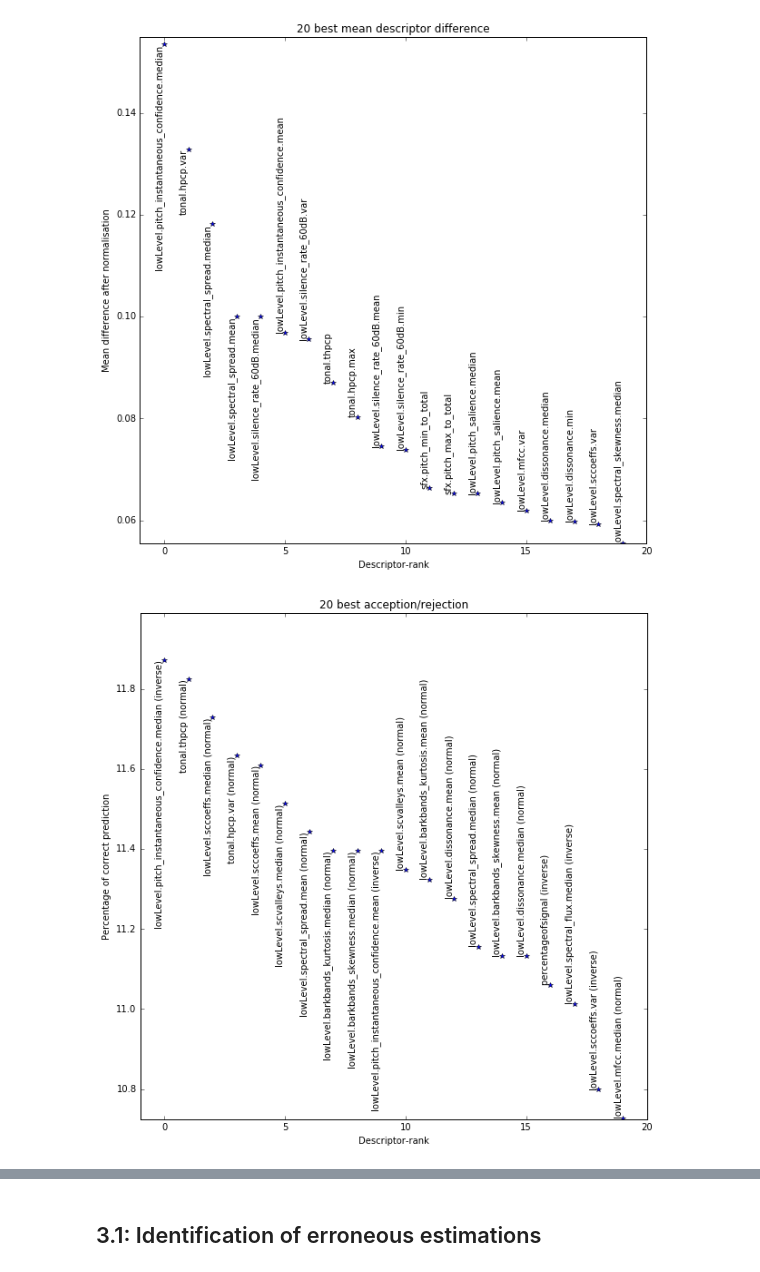
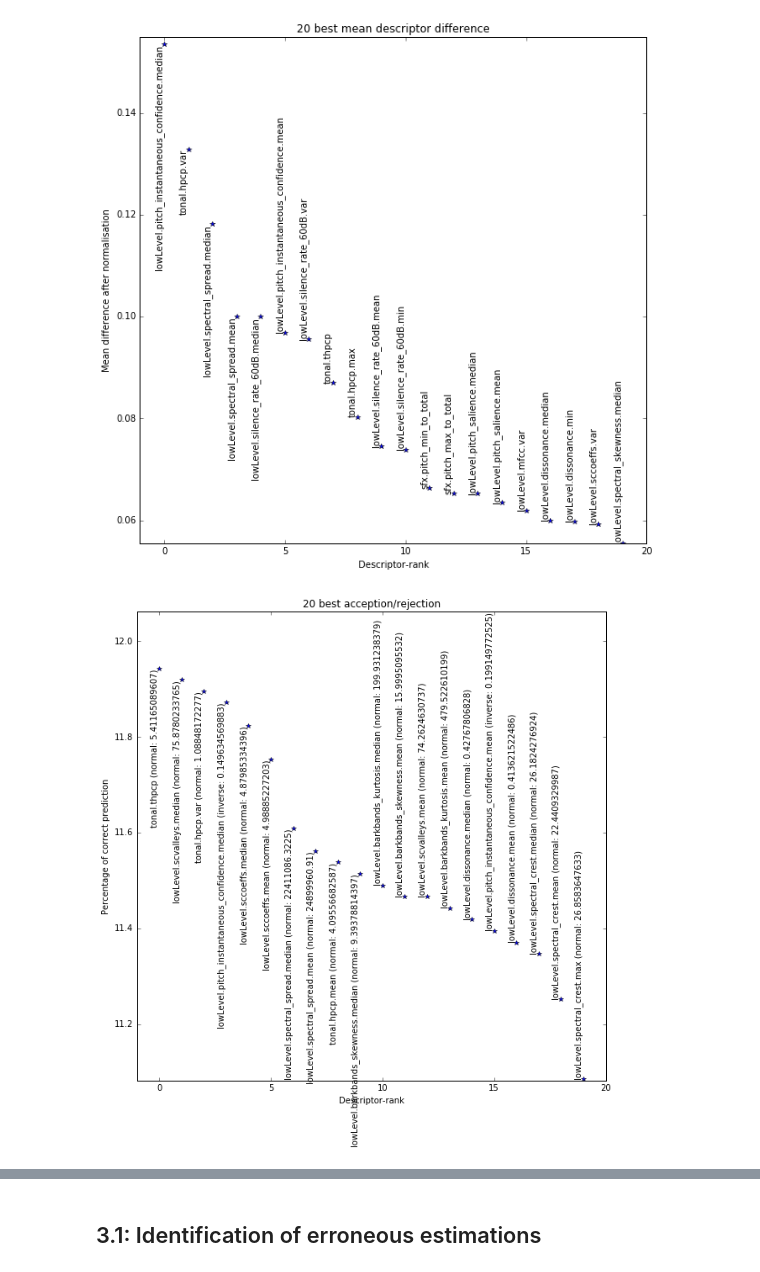
Before and after one commit to akkeh/internship, a Jupyter notebook: pitchEst/notebook/Single-note Sound Pitch Estimation.ipynb, the cells around one changed output, grey strips where cells are left out. Cells and saved outputs as stored; diff of their text form; code cells hidden in the pictures.

```diff
--- a/pitchEst/notebook/Single-note Sound Pitch Estimation.ipynb
+++ b/pitchEst/notebook/Single-note Sound Pitch Estimation.ipynb
@@ -884,56 +868,42 @@ for dname in dnames:
         if len(np.shape(descr)) > 1:
             descr = np.sum(descr, axis=1);
         descr = descr[i_err];
-        tP, tN, fP, fN = pa.predict(ev=oe, pr=descr, ev_th=1);
-        score = len(tP) + len(tN);
-        mode = 'normal'
-        tP, tN, fP, fN = pa.predict(ev=oe, pr=descr, invPred=True, ev_th=1);
-        if score < len(tP) + len(tN):
-            score = len(tP) + len(tN);
-            mode = 'inverse'
-        '''
-        tP, tN, fP, fN = pa.predict(ev=oe, pr=descr, invEval=True, ev_th=1);
-        if score < len(tP) + len(tN):
-            score = len(tP) + len(tN);
-            mode = 2
-        tP, tN, fP, fN = pa.predict(ev=oe, pr=descr, invPred=True, invEval=True, ev_th=1);
-        if score < len(tP) + len(tN):
-            score = len(tP) + len(tN);
-            mode = 3
-        '''
+
+        score, mode, th = pa.predictContainer(ev=oe, pr=descr, ev_th=1, res=res)
+
         scores[i] = score / float(len((st))) * 100;
-        dnames[i] = dname+" ("+str(mode)+")"
+        dnames[i] = dname+" ("+str(mode)+": " + str(th) + ")"
         i += 1
 
 # show best 20:
 printBest = 20
 cscores = np.copy(scores);
 cdnames = np.copy(dnames);
 best_names = []; best_scores = np.zeros(printBest);
 for i in np.arange(printBest):
     best = np.where(cscores == max(cscores))[0][0];
     #print "Descriptor: " + cdnames[best] + "\tscores:\t" + str(cscores[best]) + "%"
     #plt.plot(pool[dnames[best]],
     best_scores[i] = cscores[best]
     best_names.append(cdnames[best]);
     cscores = np.delete(cscores, best); cdnames = np.delete(cdnames, best);
 
 fig = plt.figure(figsize=(10,10))
 #plot = plt.plot(best_scores, '.');
 ax = fig.add_subplot(111)
 ax.axis([-1, printBest, min(best_scores) * 0.9998, max(best_scores) * 1.01])
 i = 0
 for name in best_names:
     if i < printBest / 2 - 0:
         va = 'top'
     else:
         va = 'bottom'
     ax.text(i, best_scores[i], name, rotation=90, ha='right', va=va)
     i += 1
 ax.plot(best_scores, '*');
 plt.title(str(printBest) + ' best acception/rejection'); plt.xlabel('Descriptor-rank'); plt.ylabel('Percentage of correct prediction');
 # %% [output]
-[figure, old version]
+[figure, new version]
 # %% [markdown]
 #### Weka
 Also for the identification of the octave errors the 'Select Attributes' functionality from Weka is used to find. The estimations without octave errors were sampled randomly, caution was taken to maintain the same mean, median and standard deviation. Below the descriptor ranks the mean, median and standard deviation of the annotated pitch of the sample and all non-octave error estimations are given.
```
Also changed, not shown: parts of 11 cells of this notebook, 4 other files.
